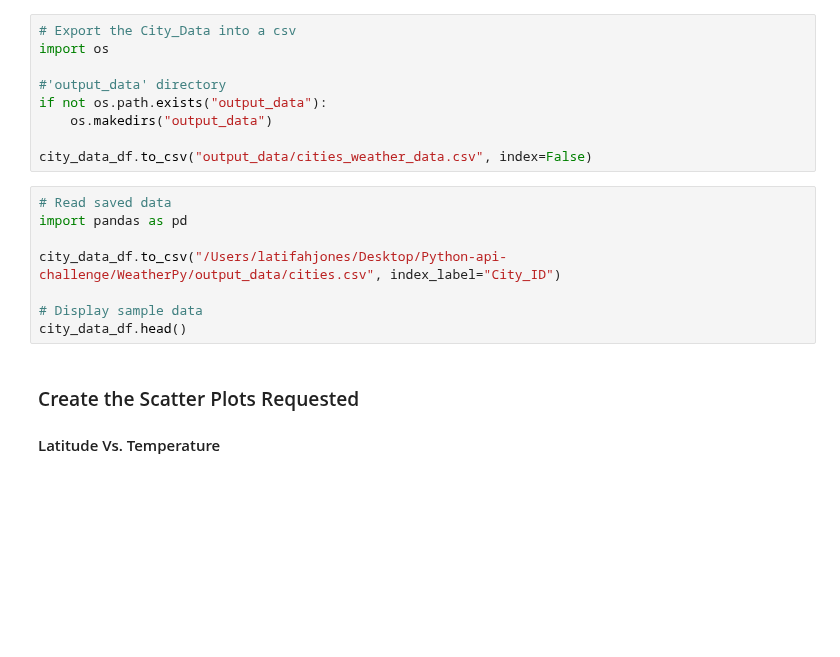
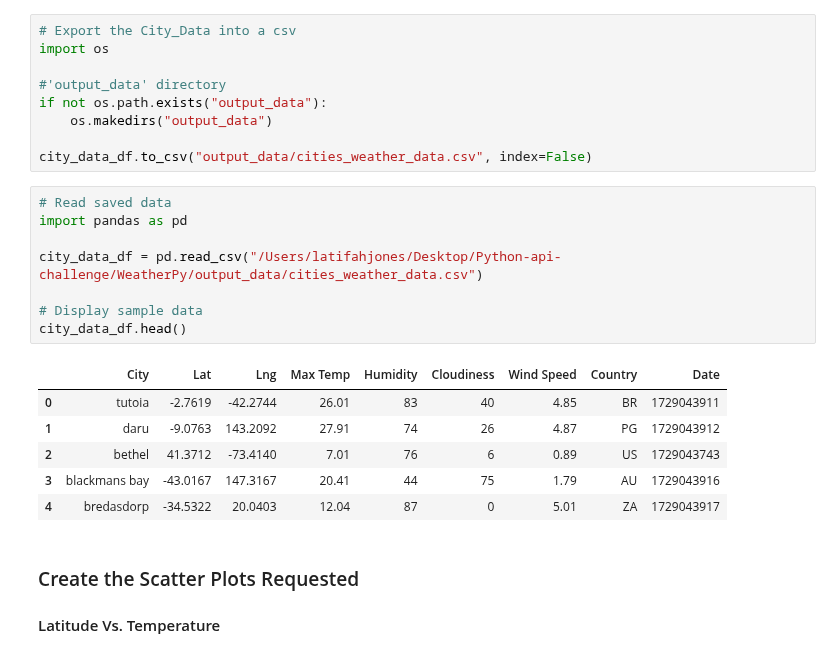
Before and after one commit to la220385/Python-api-challenge, a Jupyter notebook: WeatherPy/WeatherPy.ipynb, the cells around one changed output. Drawn from its saved outputs; the diff is of its cells as text; blank space fills up the shorter version.

```diff
--- a/WeatherPy/WeatherPy.ipynb
+++ b/WeatherPy/WeatherPy.ipynb
@@ -190,11 +206,18 @@ city_data_df.to_csv("output_data/cities_weather_data.csv", index=False)
 # %%
 # Read saved data
 import pandas as pd
 
-city_data_df.to_csv("/Users/latifahjones/Desktop/Python-api-challenge/WeatherPy/output_data/cities.csv", index_label="City_ID")
+city_data_df = pd.read_csv("/Users/latifahjones/Desktop/Python-api-challenge/WeatherPy/output_data/cities_weather_data.csv")
 
 # Display sample data
 city_data_df.head()
+# %% [output]
+|  | City | Lat | Lng | Max Temp | Humidity | Cloudiness | Wind Speed | Country | Date |
+| 0 | tutoia | -2.7619 | -42.2744 | 26.01 | 83 | 40 | 4.85 | BR | 1729043911 |
+| 1 | daru | -9.0763 | 143.2092 | 27.91 | 74 | 26 | 4.87 | PG | 1729043912 |
+| 2 | bethel | 41.3712 | -73.4140 | 7.01 | 76 | 6 | 0.89 | US | 1729043743 |
+| 3 | blackmans bay | -43.0167 | 147.3167 | 20.41 | 44 | 75 | 1.79 | AU | 1729043916 |
+| 4 | bredasdorp | -34.5322 | 20.0403 | 12.04 | 87 | 0 | 5.01 | ZA | 1729043917 |
 # %% [markdown]
 ### Create the Scatter Plots Requested
 
```
Also changed, not shown: parts of 14 cells of this notebook.
